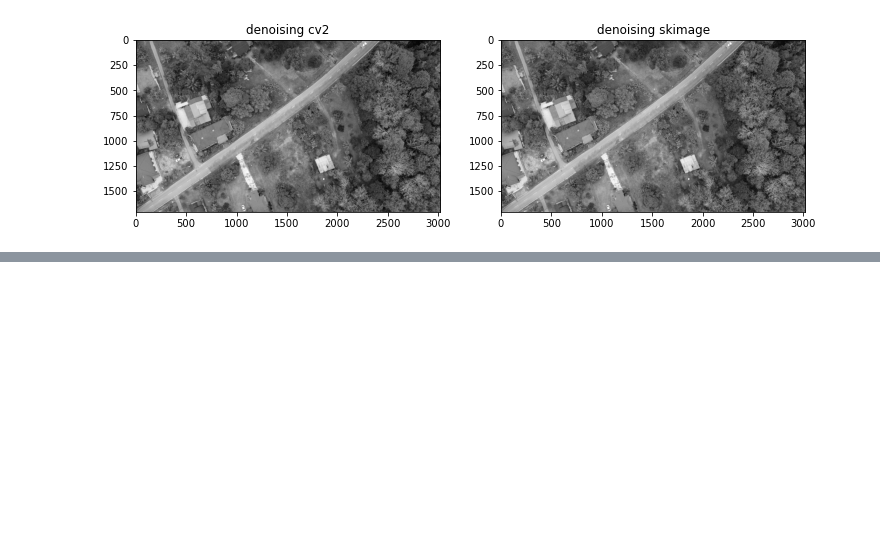
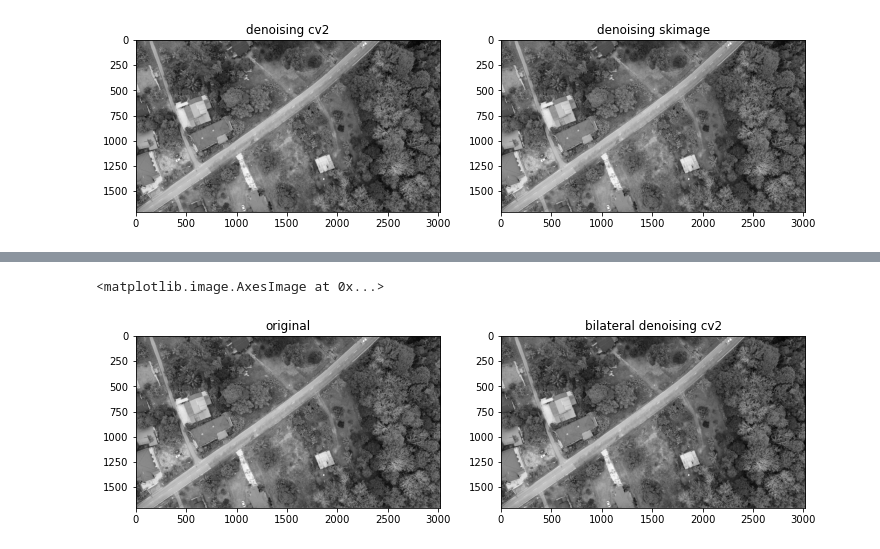
Before and after one commit to jolous/image_processing, a Jupyter notebook: 13. denoising/denoising.ipynb, the cells around one changed output, grey strips where cells are left out. Cells and saved outputs as stored; diff of their text form; code cells hidden in the pictures; blank space fills up the shorter version.

```diff
--- a/13. denoising/denoising.ipynb
+++ b/13. denoising/denoising.ipynb
@@ -27,0 +53,23 @@ plt.imshow(gaussian_using_skimage, cmap='gray')
+# %%
+# Denoising using Bilateral filter
+# if you have a lot of edges
+
+
+# cv2 - needs 8 bit, not float
+img = cv2.imread('../sample/1.png', 0)
+
+# kernel size or diameter = 5, sigma color = 20, sigma space = 100
+bilateral_using_cv2 = cv2.bilateralFilter(img, 5, 20, 100, borderType=cv2.BORDER_CONSTANT)
+
+plt.figure(figsize=(12,6))
+
+plt.subplot(121) # 1 row 2 columns
+plt.title('original')
+plt.imshow(img, cmap='gray')
+
+plt.subplot(122)
+plt.title('bilateral denoising cv2')
+plt.imshow(bilateral_using_cv2, cmap='gray')
+# %% [output]
+<matplotlib.image.AxesImage at 0x...>
+[figure, added]
```
Also changed, not shown: parts of 5 cells of this notebook.
